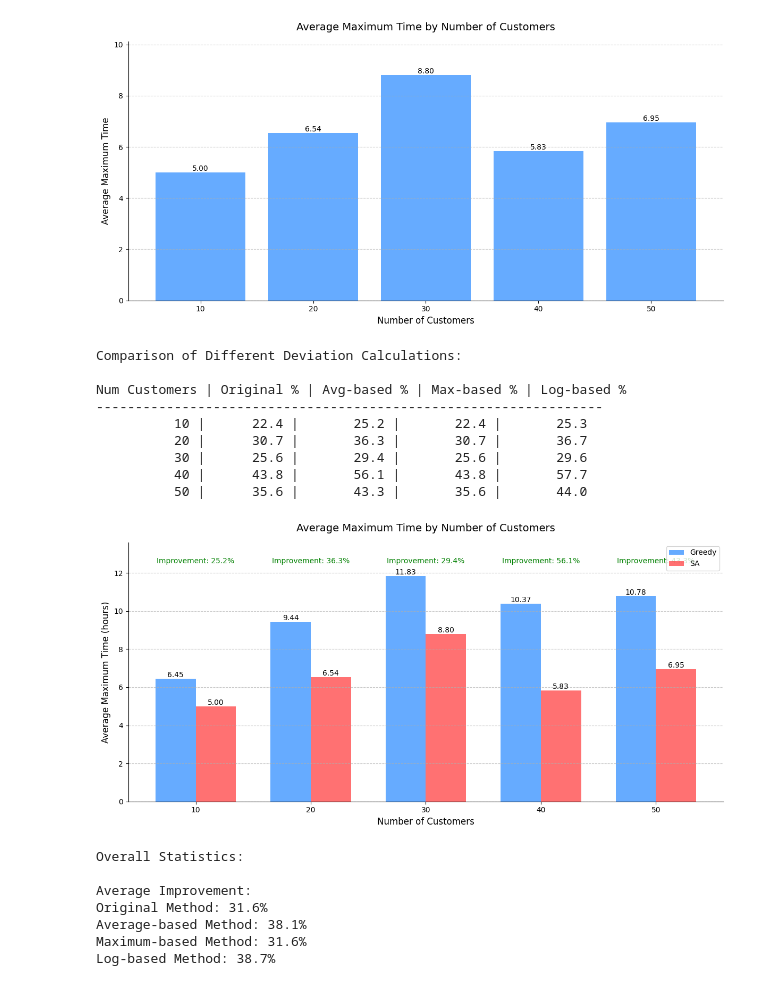
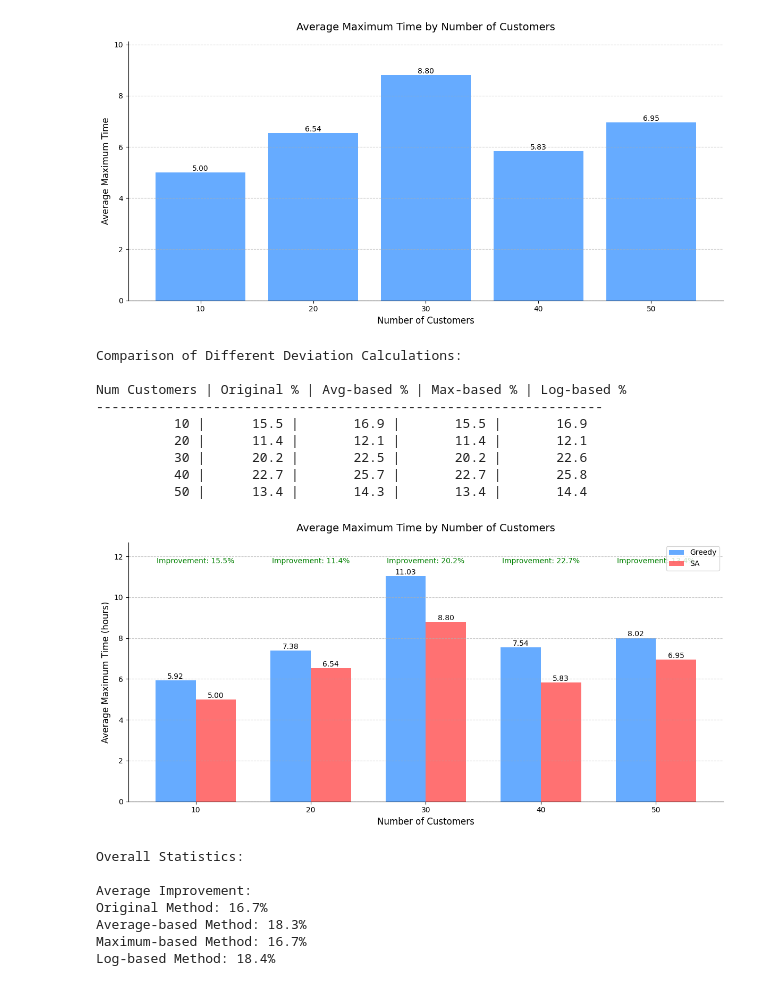
Before and after one commit to chanakyavasantha/ComsNets-EV-Routing, a Jupyter notebook: Notebooks/ResultAnalysis.ipynb, the cells around one changed output. Cells and saved outputs as stored; diff of their text form; code cells hidden in the pictures.

```diff
--- a/Notebooks/ResultAnalysis.ipynb
+++ b/Notebooks/ResultAnalysis.ipynb
@@ -118,7 +118,7 @@ import matplotlib.pyplot as plt
 import numpy as np
 
 # Read the data
-greedy_df = pd.read_csv('../results/greedy_summary_equal_proprtitonal_loads_20241105_174206.csv')
+greedy_df = pd.read_csv('../results/greedy_summary_temp_20241106_021408.csv')
 sa_df = pd.read_csv('../results/SA_summary_ew_20241105_174629.csv')
 
 # Group by number of customers and calculate mean max_time
@@ -183,45 +183,45 @@ def add_value_labels(bars):
                 ha='center', va='bottom')
 
 add_value_labels(greedy_bars)
 add_value_labels(sa_bars)
 
 # Set y-axis limits
 max_time = max(comparison_data['max_time_greedy'].max(),
                comparison_data['max_time_sa'].max())
 plt.ylim(0, max_time * 1.15)
 
 # Add improvement percentages using avg-based method
 for i, row in comparison_data.iterrows():
     plt.text(x[i], max_time * 1.05,
-             f'Improvement: {row["deviation_avg"]:.1f}%',
+             f'Improvement: {row["deviation_max"]:.1f}%',
              ha='center', va='bottom',
-             color='green' if row["deviation_avg"] > 0 else 'red')
+             color='green' if row["deviation_max"] > 0 else 'red')
 
 plt.tight_layout()
 plt.show()
 
 # Print overall statistics for each method
 print("\nOverall Statistics:")
 print(f"\nAverage Improvement:")
 print(f"Original Method: {((comparison_data['max_time_greedy'] - comparison_data['max_time_sa']) / comparison_data['max_time_greedy']).mean() * 100:.1f}%")
 print(f"Average-based Method: {comparison_data['deviation_avg'].mean():.1f}%")
 print(f"Maximum-based Method: {comparison_data['deviation_max'].mean():.1f}%")
 print(f"Log-based Method: {comparison_data['deviation_log'].mean():.1f}%")
 # %% [output]
 Comparison of Different Deviation Calculations:
 
 Num Customers | Original % | Avg-based % | Max-based % | Log-based %
 -----------------------------------------------------------------
-          10 |      22.4 |       25.2 |       22.4 |       25.3
-          20 |      30.7 |       36.3 |       30.7 |       36.7
-          30 |      25.6 |       29.4 |       25.6 |       29.6
-          40 |      43.8 |       56.1 |       43.8 |       57.7
-          50 |      35.6 |       43.3 |       35.6 |       44.0
+          10 |      15.5 |       16.9 |       15.5 |       16.9
+          20 |      11.4 |       12.1 |       11.4 |       12.1
+          30 |      20.2 |       22.5 |       20.2 |       22.6
+          40 |      22.7 |       25.7 |       22.7 |       25.8
+          50 |      13.4 |       14.3 |       13.4 |       14.4
-[figure, old version]
+[figure, new version]
 Overall Statistics:
 
 Average Improvement:
-Original Method: 31.6%
-Average-based Method: 38.1%
-Maximum-based Method: 31.6%
-Log-based Method: 38.7%
+Original Method: 16.7%
+Average-based Method: 18.3%
+Maximum-based Method: 16.7%
+Log-based Method: 18.4%
```
Also changed, not shown: parts of 1 cell of this notebook, 4 other files.
